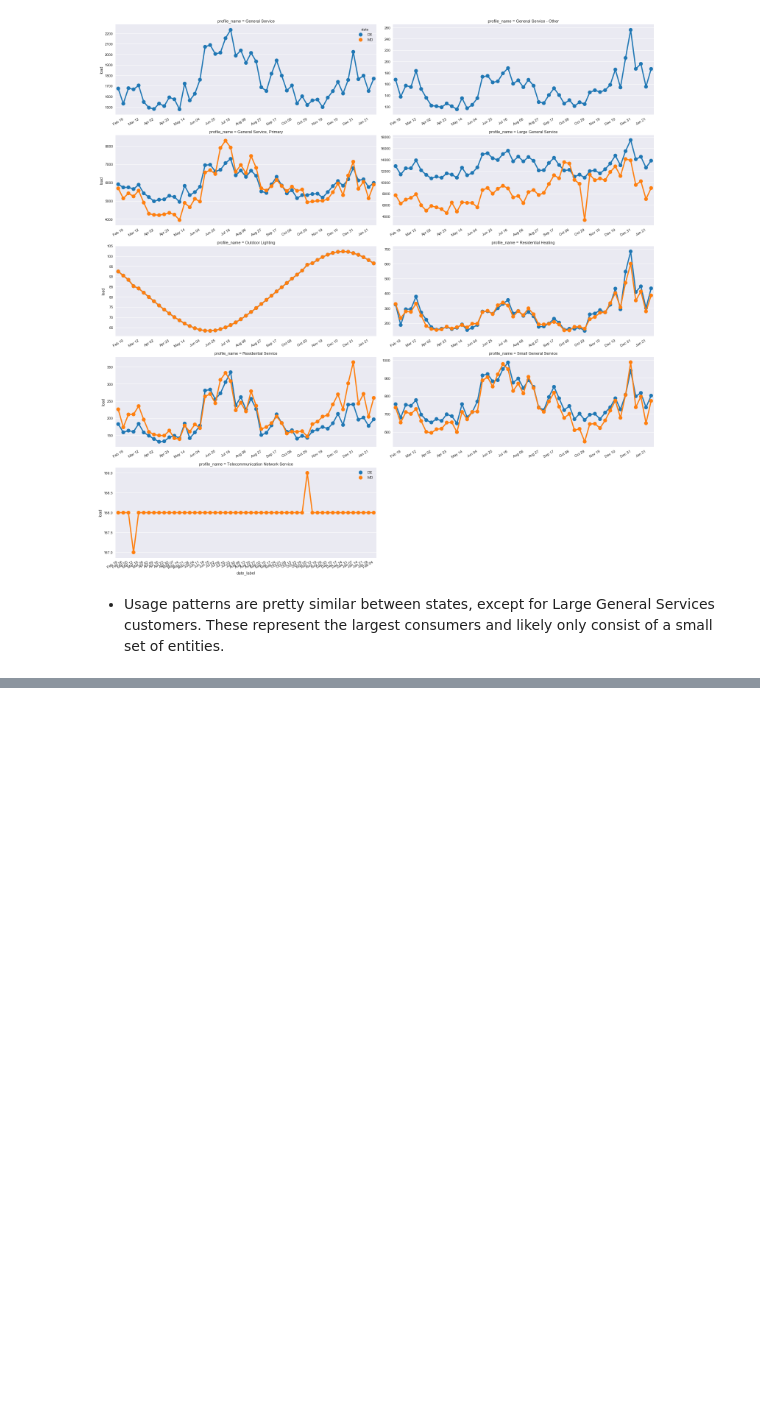
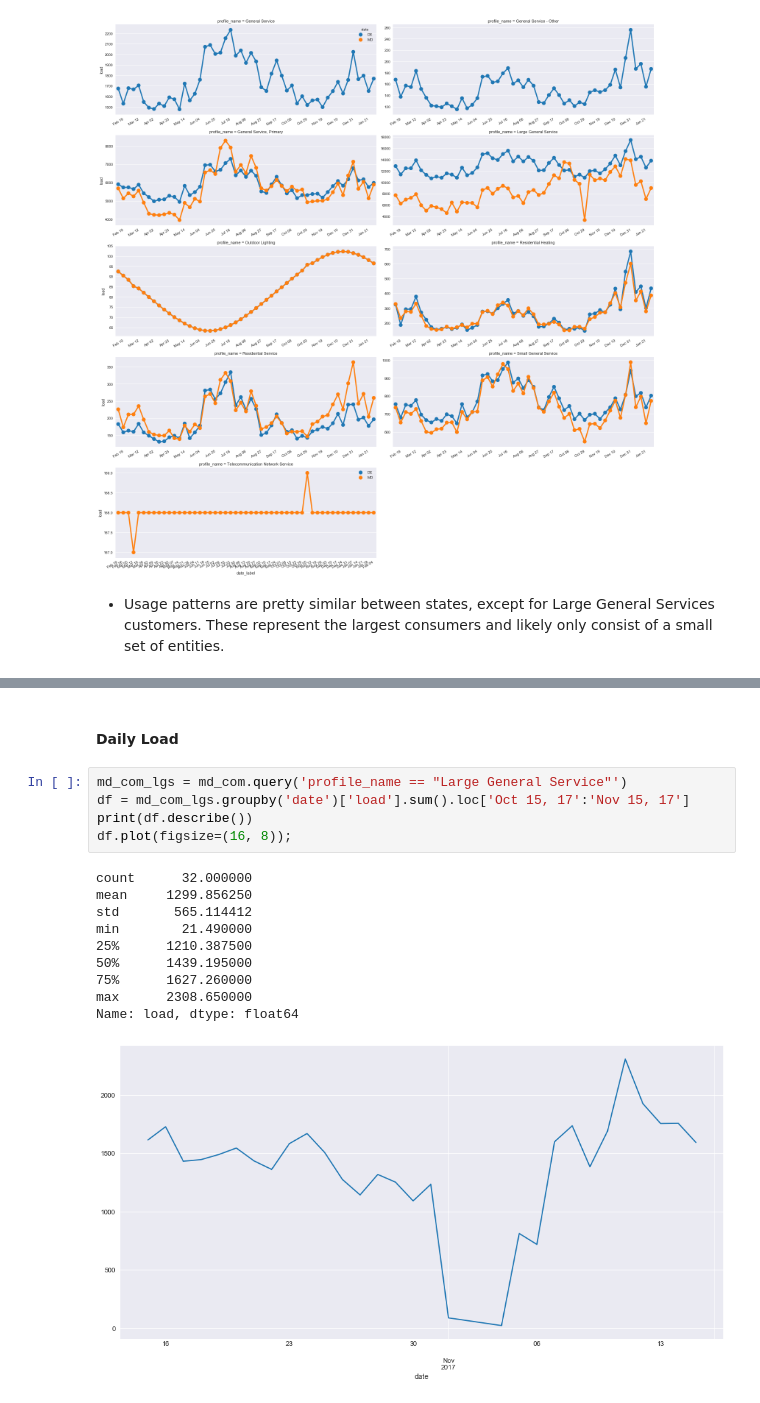
Before and after one commit to dgoodman1/delmarva-electricity-EDA, a Jupyter notebook: 02 - Delmarva Load Profiles - Visualizing the Data.ipynb, the cells around one changed output, grey strips where cells are left out. Cells and saved outputs as stored; diff of their text form; blank space fills up the shorter version.

```diff
--- a/02 - Delmarva Load Profiles - Visualizing the Data.ipynb
+++ b/02 - Delmarva Load Profiles - Visualizing the Data.ipynb
@@ -147,0 +197,18 @@ plt.tight_layout();
+# %% [markdown]
+#### Daily Load
+# %%
+md_com_lgs = md_com.query('profile_name == "Large General Service"')
+df = md_com_lgs.groupby('date')['load'].sum().loc['Oct 15, 17':'Nov 15, 17']
+print(df.describe())
+df.plot(figsize=(16, 8));
+# %% [output]
+count      32.000000
+mean     1299.856250
+std       565.114412
+min        21.490000
+25%      1210.387500
+50%      1439.195000
+75%      1627.260000
+max      2308.650000
+Name: load, dtype: float64
+[figure, added]
```
Also changed, not shown: parts of 28 cells of this notebook.
